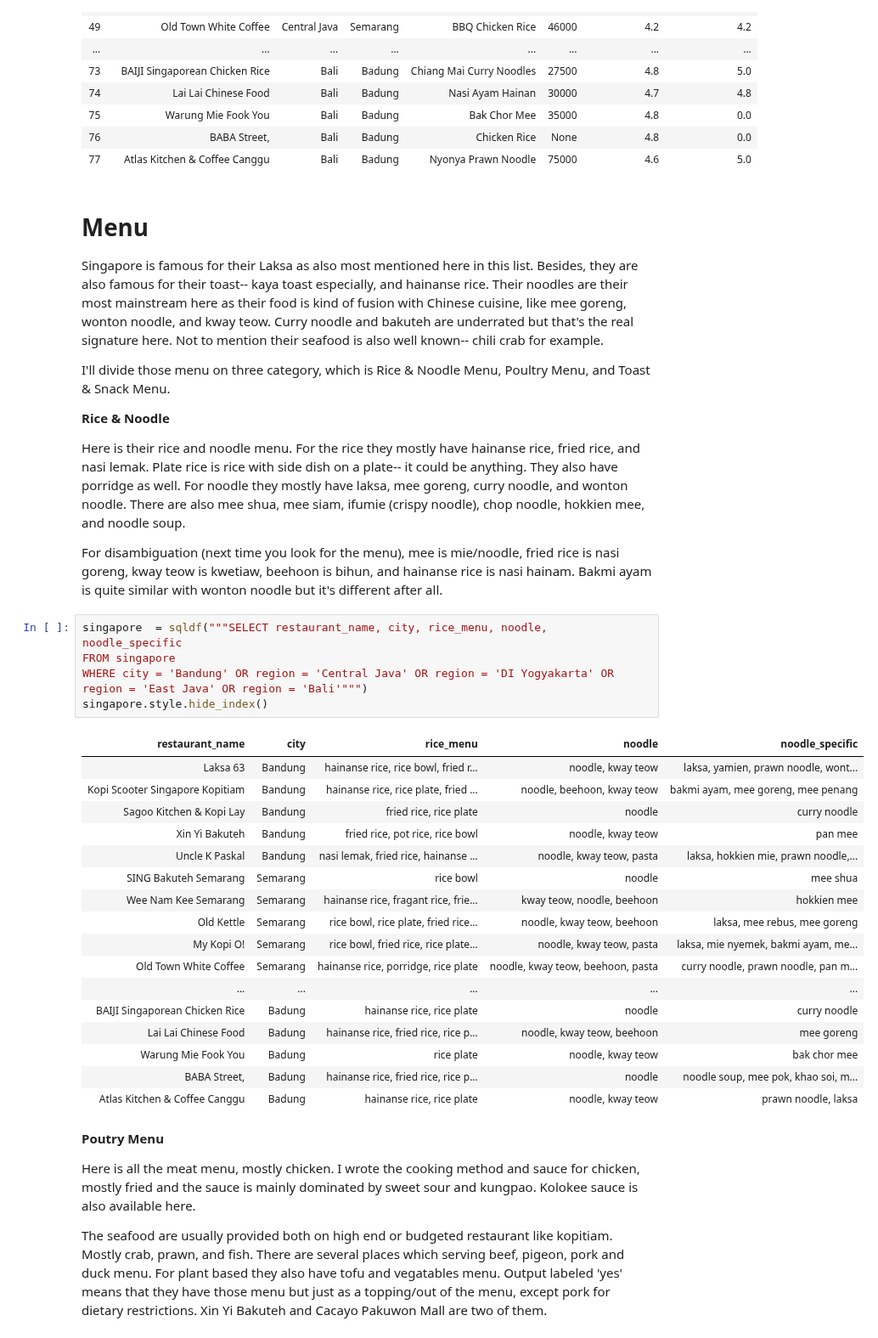
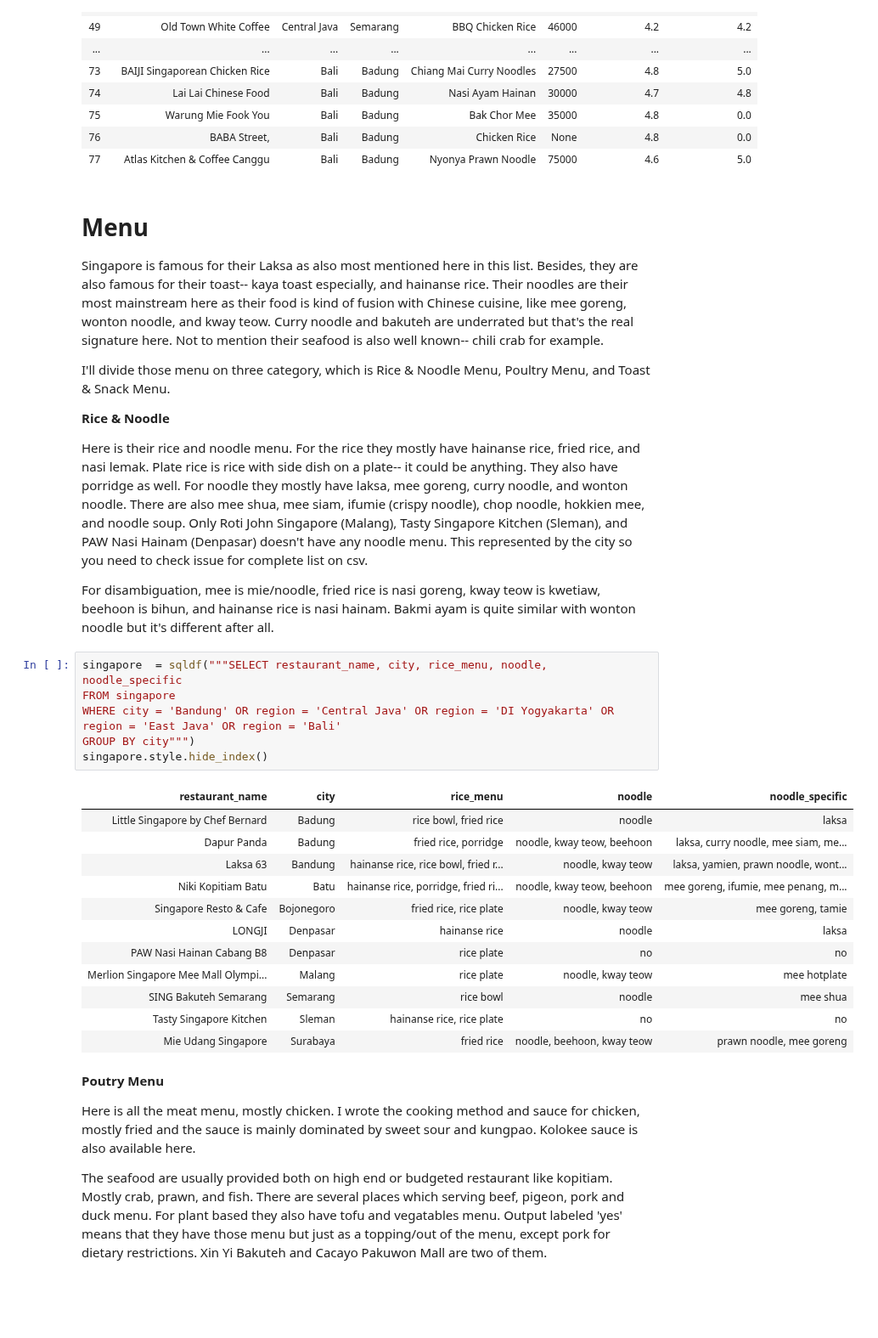
Before and after one commit to miradelimanr/Burger-Jakarta, a Jupyter notebook: singaporean-food-in-indonesia-ii-sql-version.ipynb, the cells around one changed output. Shown at 85% size. Cells and saved outputs as stored; diff of their text form; blank space fills up the shorter version.

```diff
--- a/singaporean-food-in-indonesia-ii-sql-version.ipynb
+++ b/singaporean-food-in-indonesia-ii-sql-version.ipynb
@@ -46,32 +50,28 @@ I'll divide those menu on three category, which is Rice & Noodle Menu, Poultry M
 
 **Rice & Noodle**
 
-Here is their rice and noodle menu. For the rice they mostly have hainanse rice, fried rice, and nasi lemak. Plate rice is rice with side dish on a plate-- it could be anything. They also have porridge as well. For noodle they mostly have laksa, mee goreng, curry noodle, and wonton noodle. There are also mee shua, mee siam, ifumie (crispy noodle), chop noodle, hokkien mee, and noodle soup.
+Here is their rice and noodle menu. For the rice they mostly have hainanse rice, fried rice, and nasi lemak. Plate rice is rice with side dish on a plate-- it could be anything. They also have porridge as well. For noodle they mostly have laksa, mee goreng, curry noodle, and wonton noodle. There are also mee shua, mee siam, ifumie (crispy noodle), chop noodle, hokkien mee, and noodle soup. Only Roti John Singapore (Malang), Tasty Singapore Kitchen (Sleman), and PAW Nasi Hainam (Denpasar) doesn't have any noodle menu. This represented by the city so you need to check issue for complete list on csv.
 
-For disambiguation (next time you look for the menu), mee is mie/noodle, fried rice is nasi goreng, kway teow is kwetiaw, beehoon is bihun, and hainanse rice is nasi hainam. Bakmi ayam is quite similar with wonton noodle but it's different after all.
+For disambiguation, mee is mie/noodle, fried rice is nasi goreng, kway teow is kwetiaw, beehoon is bihun, and hainanse rice is nasi hainam. Bakmi ayam is quite similar with wonton noodle but it's different after all.
 # %%
 singapore  = sqldf("""SELECT restaurant_name, city, rice_menu, noodle, noodle_specific
 FROM singapore
-WHERE city = 'Bandung' OR region = 'Central Java' OR region = 'DI Yogyakarta' OR region = 'East Java' OR region = 'Bali'""")
+WHERE city = 'Bandung' OR region = 'Central Java' OR region = 'DI Yogyakarta' OR region = 'East Java' OR region = 'Bali'
+GROUP BY city""")
 singapore.style.hide_index()
 # %% [output]
 | restaurant_name | city | rice_menu | noodle | noodle_specific |
+| Little Singapore by Chef Bernard | Badung | rice bowl, fried rice | noodle | laksa |
+| Dapur Panda | Badung | fried rice, porridge | noodle, kway teow, beehoon | laksa, curry noodle, mee siam, me... |
 | Laksa 63 | Bandung | hainanse rice, rice bowl, fried r... | noodle, kway teow | laksa, yamien, prawn noodle, wont... |
-| Kopi Scooter Singapore Kopitiam | Bandung | hainanse rice, rice plate, fried ... | noodle, beehoon, kway teow | bakmi ayam, mee goreng, mee penang |
-| Sagoo Kitchen & Kopi Lay | Bandung | fried rice, rice plate | noodle | curry noodle |
-| Xin Yi Bakuteh | Bandung | fried rice, pot rice, rice bowl | noodle, kway teow | pan mee |
-| Uncle K Paskal | Bandung | nasi lemak, fried rice, hainanse ... | noodle, kway teow, pasta | laksa, hokkien mie, prawn noodle,... |
+| Niki Kopitiam Batu | Batu | hainanse rice, porridge, fried ri... | noodle, kway teow, beehoon | mee goreng, ifumie, mee penang, m... |
+| Singapore Resto & Cafe | Bojonegoro | fried rice, rice plate | noodle, kway teow | mee goreng, tamie |
+| LONGJI | Denpasar | hainanse rice | noodle | laksa |
+| PAW Nasi Hainan Cabang B8 | Denpasar | rice plate | no | no |
+| Merlion Singapore Mee Mall Olympi... | Malang | rice plate | noodle, kway teow | mee hotplate |
 | SING Bakuteh Semarang | Semarang | rice bowl | noodle | mee shua |
-| Wee Nam Kee Semarang | Semarang | hainanse rice, fragant rice, frie... | kway teow, noodle, beehoon | hokkien mee |
-| Old Kettle | Semarang | rice bowl, rice plate, fried rice... | noodle, kway teow, beehoon | laksa, mee rebus, mee goreng |
-| My Kopi O! | Semarang | rice bowl, fried rice, rice plate... | noodle, kway teow, pasta | laksa, mie nyemek, bakmi ayam, me... |
-| Old Town White Coffee | Semarang | hainanse rice, porridge, rice plate | noodle, kway teow, beehoon, pasta | curry noodle, prawn noodle, pan m... |
-| ... | ... | ... | ... | ... |
-| BAIJI Singaporean Chicken Rice | Badung | hainanse rice, rice plate | noodle | curry noodle |
-| Lai Lai Chinese Food | Badung | hainanse rice, fried rice, rice p... | noodle, kway teow, beehoon | mee goreng |
-| Warung Mie Fook You | Badung | rice plate | noodle, kway teow | bak chor mee |
-| BABA Street, | Badung | hainanse rice, fried rice, rice p... | noodle | noodle soup, mee pok, khao soi, m... |
-| Atlas Kitchen & Coffee Canggu | Badung | hainanse rice, rice plate | noodle, kway teow | prawn noodle, laksa |
+| Tasty Singapore Kitchen | Sleman | hainanse rice, rice plate | no | no |
+| Mie Udang Singapore | Surabaya | fried rice | noodle, beehoon, kway teow | prawn noodle, mee goreng |
 # %% [markdown]
 **Poutry Menu**
 
```
Also changed, not shown: parts of 7 cells of this notebook.
